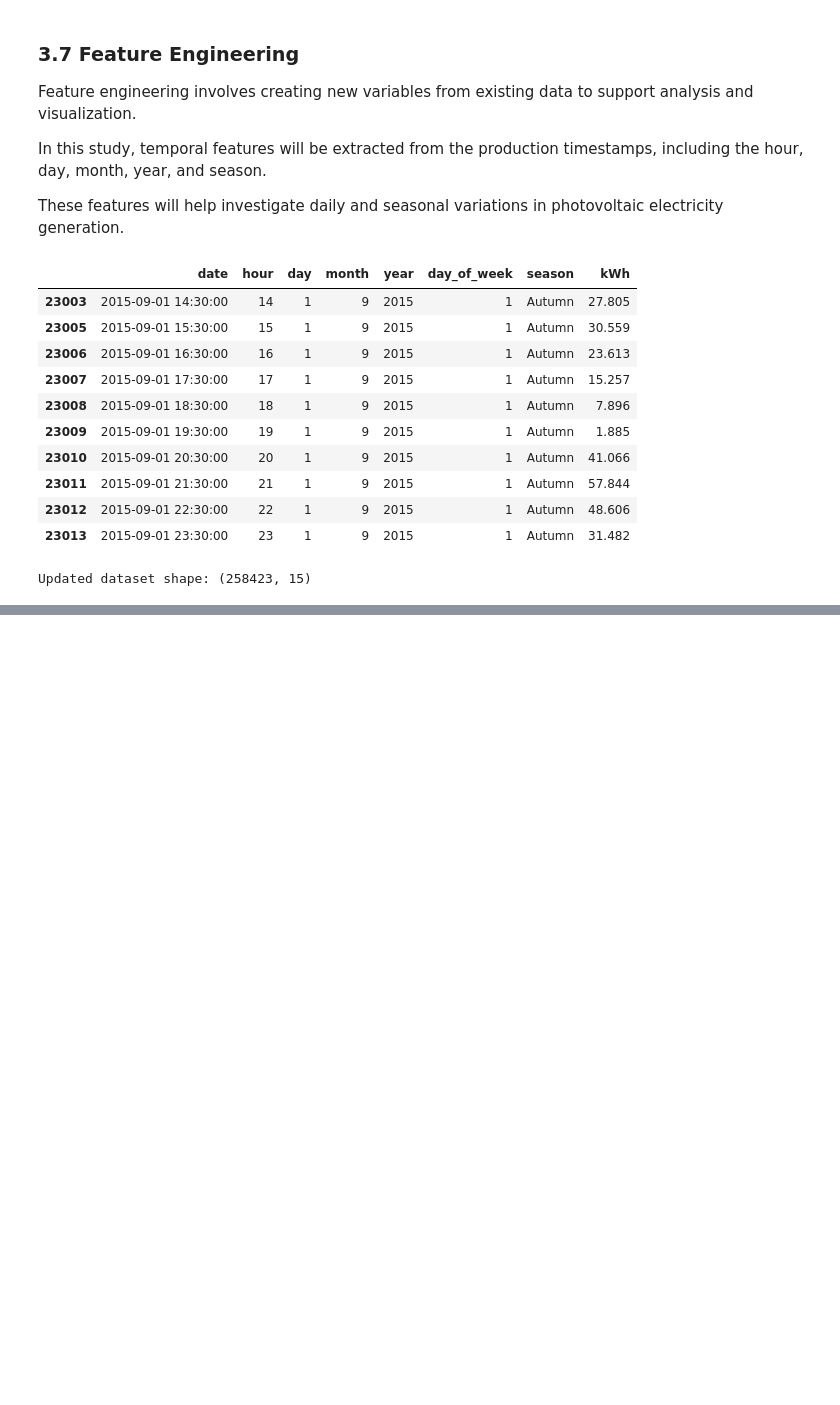
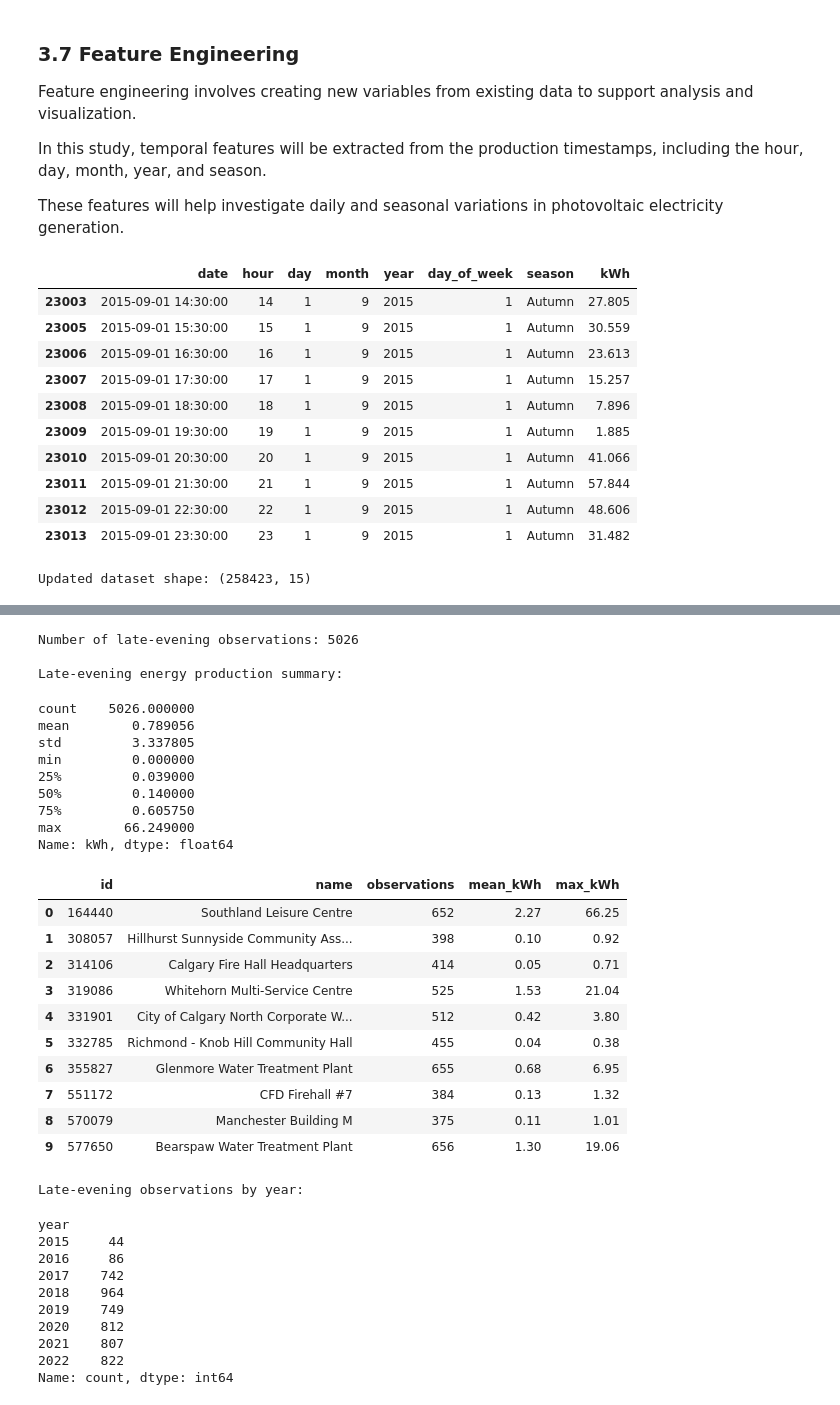
Before and after one commit to damisar/Solar-Energy-Production-Analysis, a Jupyter notebook: notebooks/solar_production_eda.ipynb, the cells around one changed output, grey strips where cells are left out. Saved outputs shown, nothing was run; the diff lists cells and outputs as text; code cells hidden in the pictures; blank space fills up the shorter version.

```diff
--- a/notebooks/solar_production_eda.ipynb
+++ b/notebooks/solar_production_eda.ipynb
@@ -581,0 +604,62 @@ Updated dataset shape: (258423, 15)
+# %%
+
+# Investigate production readings recorded late in the evening
+
+late_evening = df[df["hour"] >= 21].copy()
+
+print("Number of late-evening observations:", len(late_evening))
+
+print("\nLate-evening energy production summary:")
+display(late_evening["kWh"].describe())
+
+# Summarize late-evening readings by installation
+late_evening_summary = (
+    late_evening.groupby(["id", "name"])
+    .agg(
+        observations=("kWh", "size"),
+        mean_kWh=("kWh", "mean"),
+        max_kWh=("kWh", "max")
+    )
+    .reset_index()
+)
+
+display(late_evening_summary.round(2))
+
+# Examine the distribution of observations by year
+print("\nLate-evening observations by year:")
+display(late_evening["year"].value_counts().sort_index())
+# %% [output]
+Number of late-evening observations: 5026
+
+Late-evening energy production summary:
+count    5026.000000
+mean        0.789056
+std         3.337805
+min         0.000000
+25%         0.039000
+50%         0.140000
+75%         0.605750
+max        66.249000
+Name: kWh, dtype: float64
+|  | id | name | observations | mean_kWh | max_kWh |
+| 0 | 164440 | Southland Leisure Centre | 652 | 2.27 | 66.25 |
+| 1 | 308057 | Hillhurst Sunnyside Community Ass... | 398 | 0.10 | 0.92 |
+| 2 | 314106 | Calgary Fire Hall Headquarters | 414 | 0.05 | 0.71 |
+| 3 | 319086 | Whitehorn Multi-Service Centre | 525 | 1.53 | 21.04 |
+| 4 | 331901 | City of Calgary North Corporate W... | 512 | 0.42 | 3.80 |
+| 5 | 332785 | Richmond - Knob Hill Community Hall | 455 | 0.04 | 0.38 |
+| 6 | 355827 | Glenmore Water Treatment Plant | 655 | 0.68 | 6.95 |
+| 7 | 551172 | CFD Firehall #7 | 384 | 0.13 | 1.32 |
+| 8 | 570079 | Manchester Building M | 375 | 0.11 | 1.01 |
+| 9 | 577650 | Bearspaw Water Treatment Plant | 656 | 1.30 | 19.06 |
+Late-evening observations by year:
+year
+2015     44
+2016     86
+2017    742
+2018    964
+2019    749
+2020    812
+2021    807
+2022    822
+Name: count, dtype: int64
```
Also changed, not shown: parts of 12 cells of this notebook.
